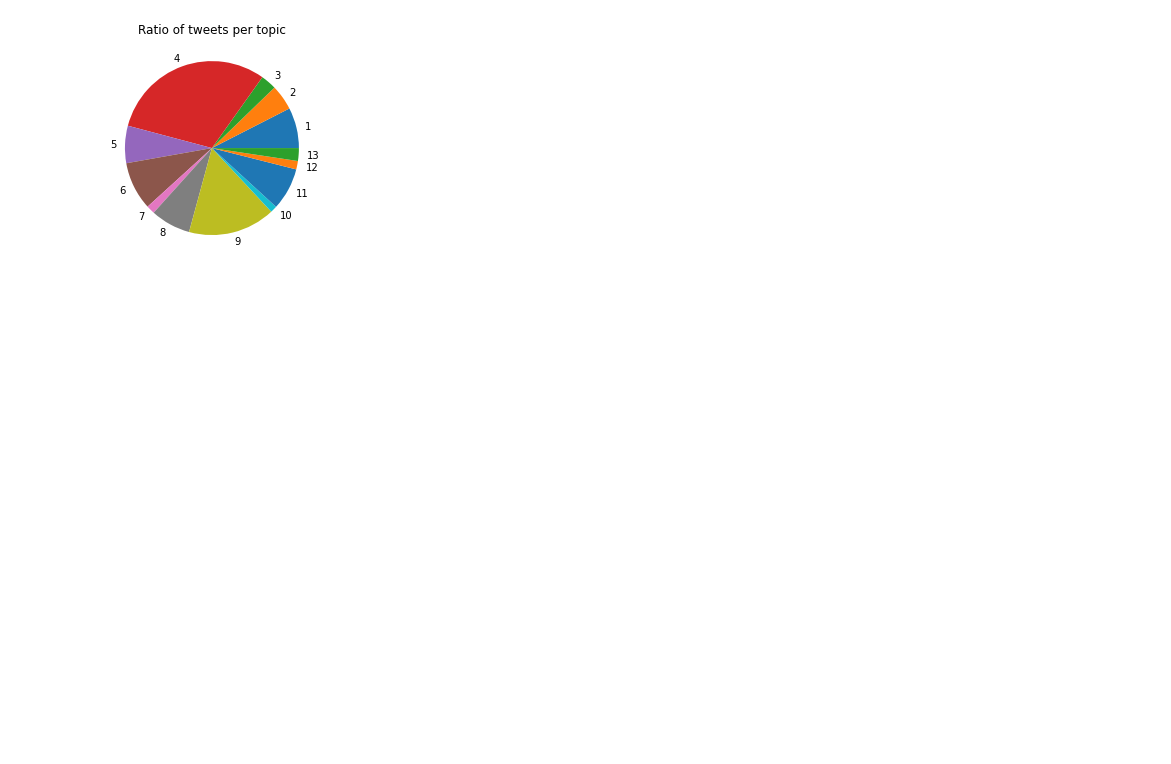
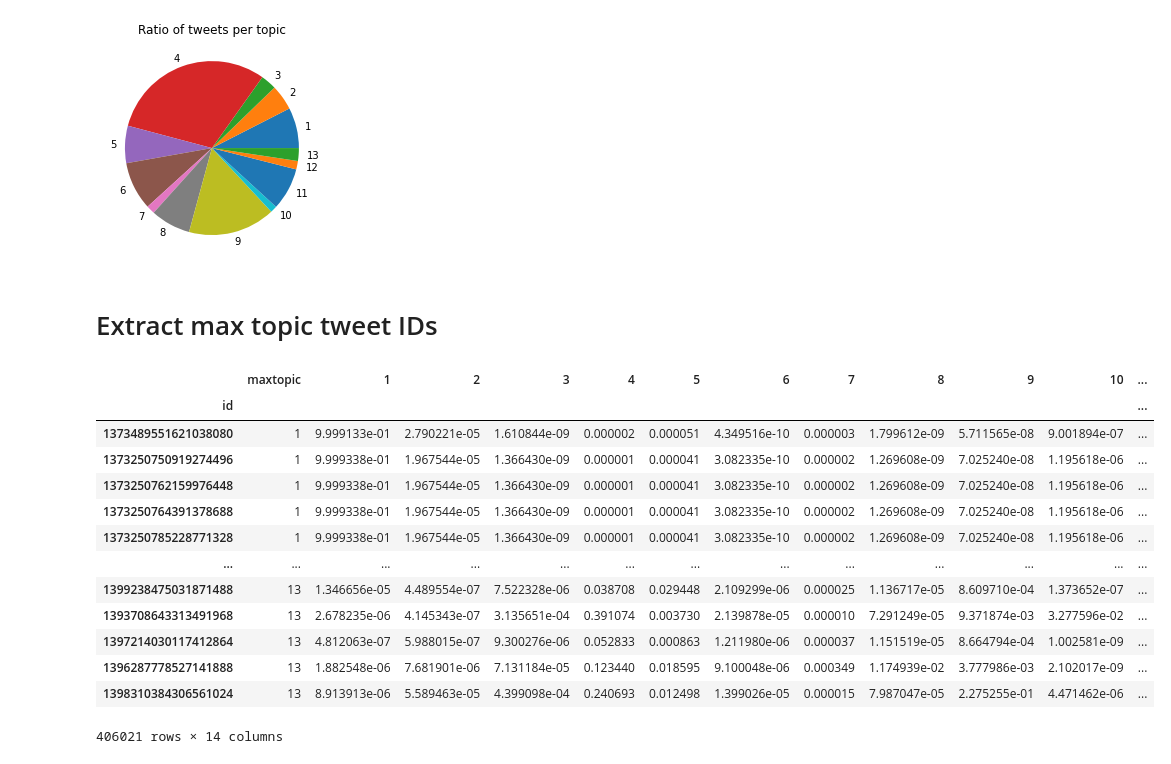
Before and after one commit to ginalamp/NFT_Twitter_Evolution, a Jupyter notebook: src/notebooks/largest_topic.ipynb, the cells around one changed output. Drawn from its saved outputs; the diff is of its cells as text; code cells hidden in the pictures; blank space fills up the shorter version.

Commit message:
Get maxtopic IDs

```diff
--- a/src/notebooks/largest_topic.ipynb
+++ b/src/notebooks/largest_topic.ipynb
@@ -27,6 +29,7 @@ df
 # %%
 # change index
 df = df.rename({'Unnamed: 0': 'id'}, axis=1) # rename column
+df['id'] = df['id'].astype('int64')
 df.set_index("id", inplace = True)
 df
 # %% [output]
@@ -175,3 +184,22 @@ plt.title('Ratio of tweets per topic')
 plt.show()
 # %% [output]
 [figure]
+# %% [markdown]
+# Extract max topic tweet IDs
+# %%
+df
+# %% [output]
+|  | maxtopic | 1 | 2 | 3 | 4 | 5 | 6 | 7 | 8 | 9 | 10 | ... |
+| id |  |  |  |  |  |  |  |  |  |  |  | ... |
+| 1373489551621038080 | 1 | 9.999133e-01 | 2.790221e-05 | 1.610844e-09 | 0.000002 | 0.000051 | 4.349516e-10 | 0.000003 | 1.799612e-09 | 5.711565e-08 | 9.001894e-07 | ... |
+| 1373250750919274496 | 1 | 9.999338e-01 | 1.967544e-05 | 1.366430e-09 | 0.000001 | 0.000041 | 3.082335e-10 | 0.000002 | 1.269608e-09 | 7.025240e-08 | 1.195618e-06 | ... |
+| 1373250762159976448 | 1 | 9.999338e-01 | 1.967544e-05 | 1.366430e-09 | 0.000001 | 0.000041 | 3.082335e-10 | 0.000002 | 1.269608e-09 | 7.025240e-08 | 1.195618e-06 | ... |
+| 1373250764391378688 | 1 | 9.999338e-01 | 1.967544e-05 | 1.366430e-09 | 0.000001 | 0.000041 | 3.082335e-10 | 0.000002 | 1.269608e-09 | 7.025240e-08 | 1.195618e-06 | ... |
+| 1373250785228771328 | 1 | 9.999338e-01 | 1.967544e-05 | 1.366430e-09 | 0.000001 | 0.000041 | 3.082335e-10 | 0.000002 | 1.269608e-09 | 7.025240e-08 | 1.195618e-06 | ... |
+| ... | ... | ... | ... | ... | ... | ... | ... | ... | ... | ... | ... | ... |
+| 1399238475031871488 | 13 | 1.346656e-05 | 4.489554e-07 | 7.522328e-06 | 0.038708 | 0.029448 | 2.109299e-06 | 0.000025 | 1.136717e-05 | 8.609710e-04 | 1.373652e-07 | ... |
+| 1393708643313491968 | 13 | 2.678235e-06 | 4.145343e-07 | 3.135651e-04 | 0.391074 | 0.003730 | 2.139878e-05 | 0.000010 | 7.291249e-05 | 9.371874e-03 | 3.277596e-02 | ... |
+| 1397214030117412864 | 13 | 4.812063e-07 | 5.988015e-07 | 9.300276e-06 | 0.052833 | 0.000863 | 1.211980e-06 | 0.000037 | 1.151519e-05 | 8.664794e-04 | 1.002581e-09 | ... |
+| 1396287778527141888 | 13 | 1.882548e-06 | 7.681901e-06 | 7.131184e-05 | 0.123440 | 0.018595 | 9.100048e-06 | 0.000349 | 1.174939e-02 | 3.777986e-03 | 2.102017e-09 | ... |
+| 1398310384306561024 | 13 | 8.913913e-06 | 5.589463e-05 | 4.399098e-04 | 0.240693 | 0.012498 | 1.399026e-05 | 0.000015 | 7.987047e-05 | 2.275255e-01 | 4.471462e-06 | ... |
+406021 rows × 14 columns
```
Also changed, not shown: parts of 17 cells of this notebook, 1 other file.
